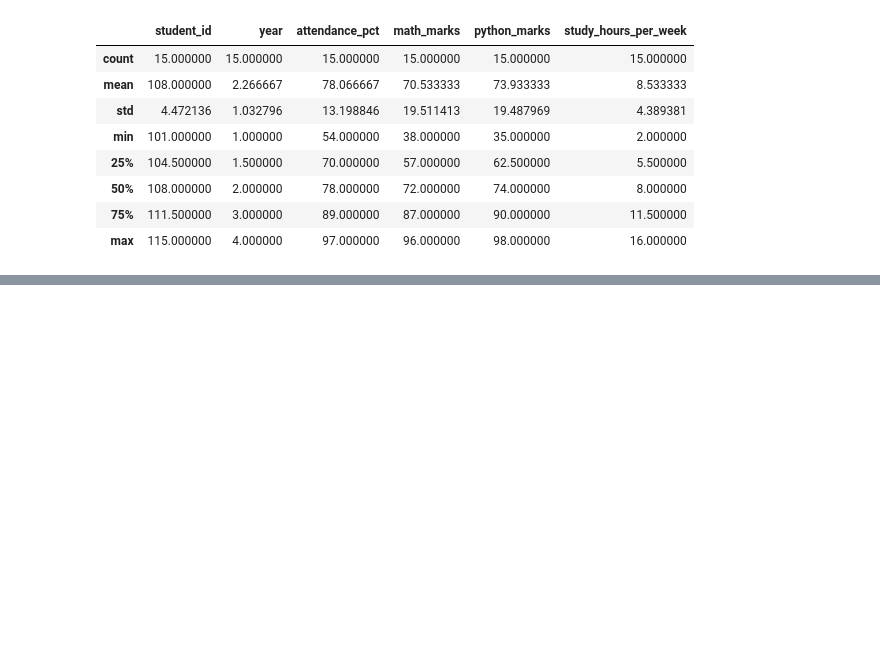
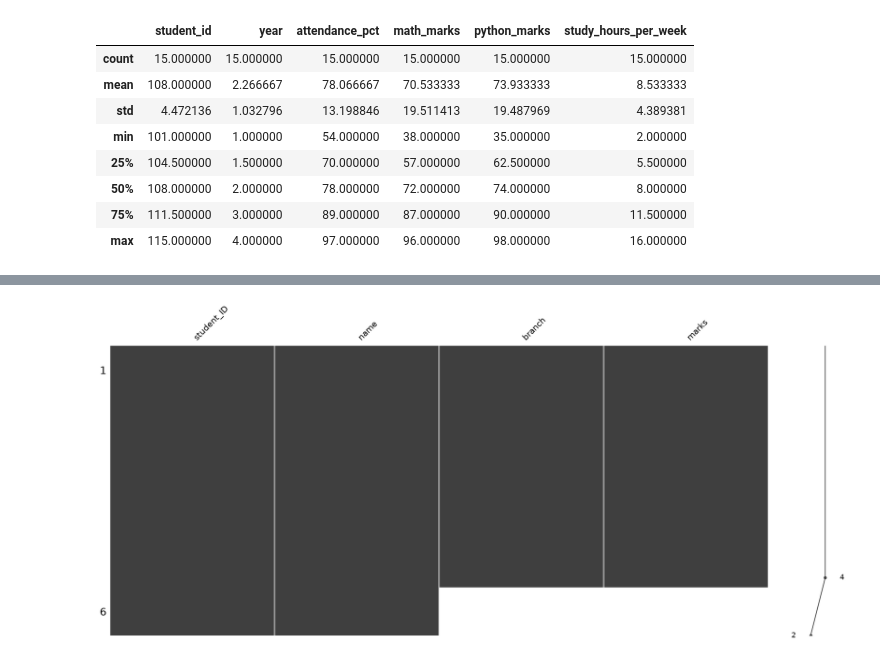
Before and after one commit to tanveer2399/numpy-foundmentals, a Jupyter notebook: pandas_foundamentals.ipynb, the cells around one changed output, grey strips where cells are left out. Drawn from its saved outputs; the diff is of its cells as text; code cells hidden in the pictures; blank space fills up the shorter version.

Commit message:
Expand pandas fundamentals notebook
Co-authored-by: Copilot <223556219+Copilot@users.noreply.github.com>

```diff
--- a/pandas_foundamentals.ipynb
+++ b/pandas_foundamentals.ipynb
@@ -501,0 +569,14 @@ display(df.describe())
+# %%
+import pandas as pd
+import numpy as np
+
+data =  {
+    "student_ID":[101,102,103,104,105,106],
+    "name": ["rahul","priya","arjun","sneha","kiran","ravi"],
+    "branch": ["CSE","AIML","ESE","CSE","IT",np.nan],
+    "marks": [85,90,75,95,88,np.nan]
+    }
+
+df=pd.DataFrame(data)
+
+display(df)
@@ -501,0 +630,9 @@ display(df.describe())
+# %%
+import missingno as msno
+import matplotlib.pyplot as plt
+
+msno.matrix(df)
+
+plt.show()
+# %% [output]
+[figure, added]
```
Also changed, not shown: parts of 42 cells of this notebook.
